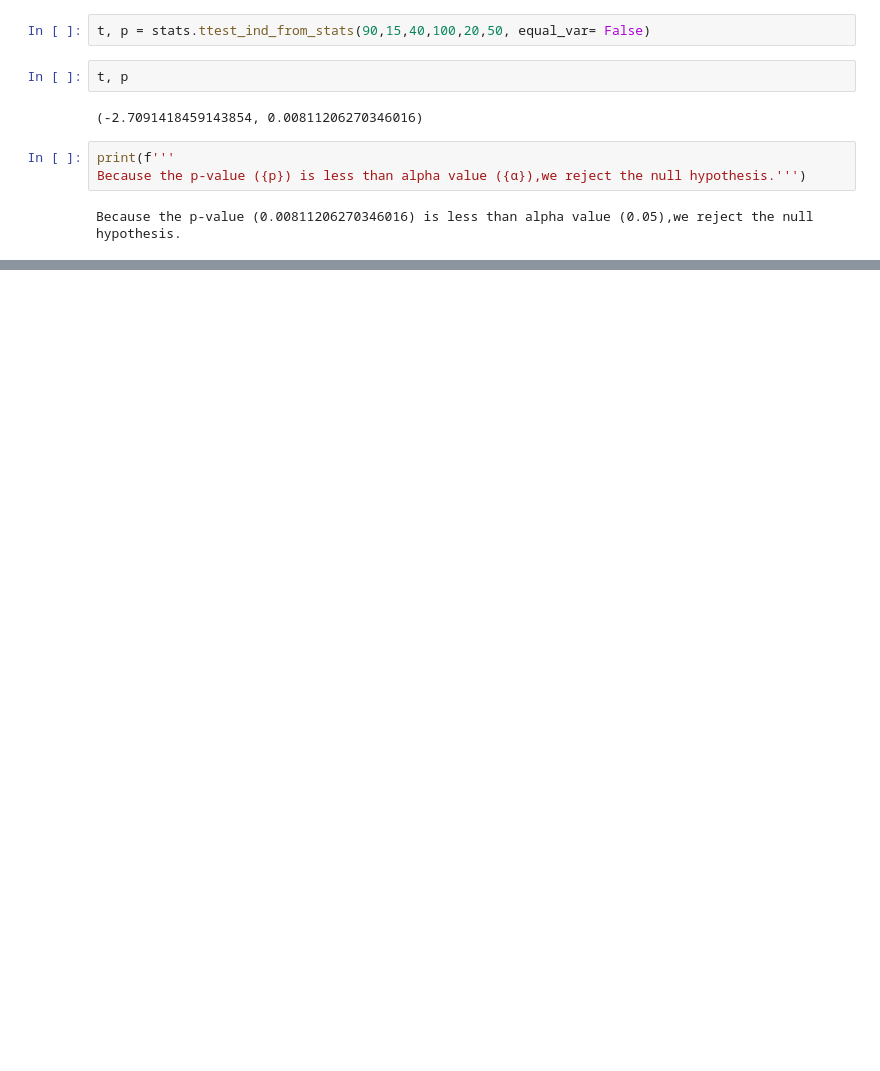
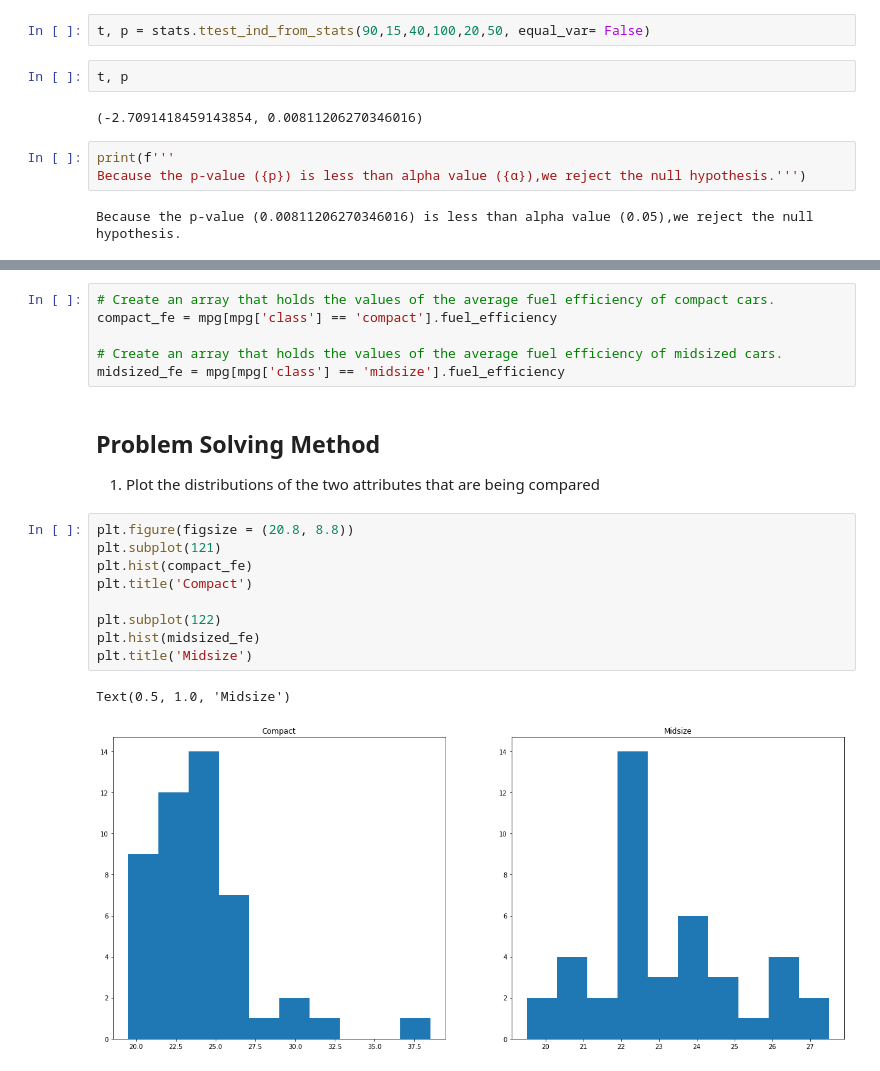
Before and after one commit to brentschriver/statistics-exercises, a Jupyter notebook: hypothesis-testing-revisited.ipynb, the cells around one changed output, grey strips where cells are left out. Cells and saved outputs as stored; diff of their text form; blank space fills up the shorter version.

```diff
--- a/hypothesis-testing-revisited.ipynb
+++ b/hypothesis-testing-revisited.ipynb
@@ -55,0 +180,22 @@ Because the p-value (0.00811206270346016) is less than alpha value (0.05),we rej
+# %%
+# Create an array that holds the values of the average fuel efficiency of compact cars.
+compact_fe = mpg[mpg['class'] == 'compact'].fuel_efficiency
+
+# Create an array that holds the values of the average fuel efficiency of midsized cars.
+midsized_fe = mpg[mpg['class'] == 'midsize'].fuel_efficiency
+# %% [markdown]
+## Problem Solving Method
+
+1. Plot the distributions of the two attributes that are being compared
+# %%
+plt.figure(figsize = (20.8, 8.8))
+plt.subplot(121)
+plt.hist(compact_fe)
+plt.title('Compact')
+
+plt.subplot(122)
+plt.hist(midsized_fe)
+plt.title('Midsize')
+# %% [output]
+Text(0.5, 1.0, 'Midsize')
+[figure, added]
```
Also changed, not shown: parts of 36 cells of this notebook.
